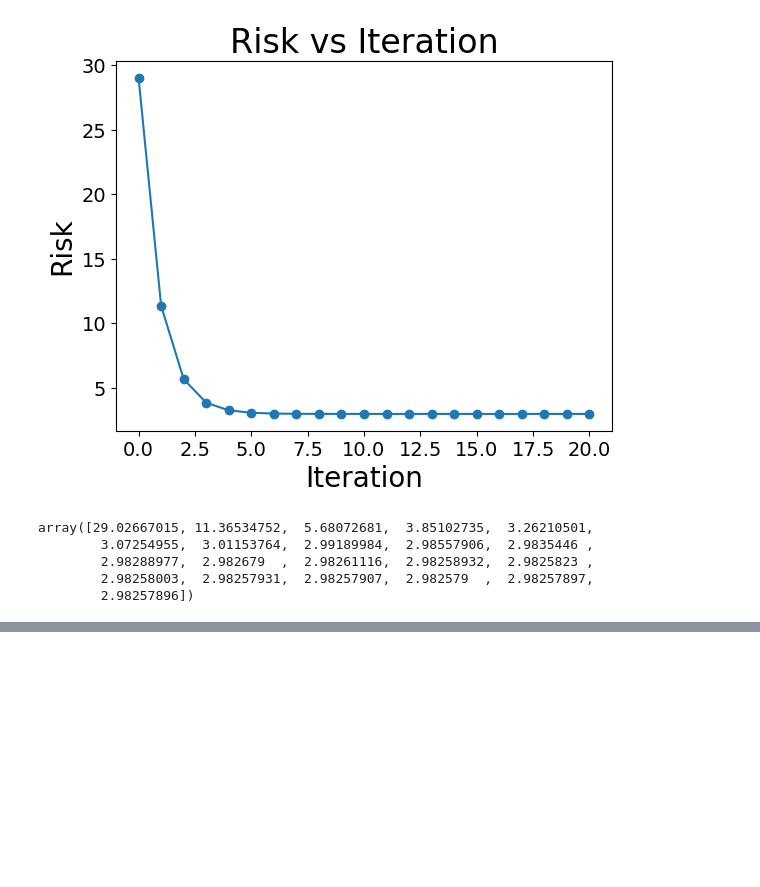
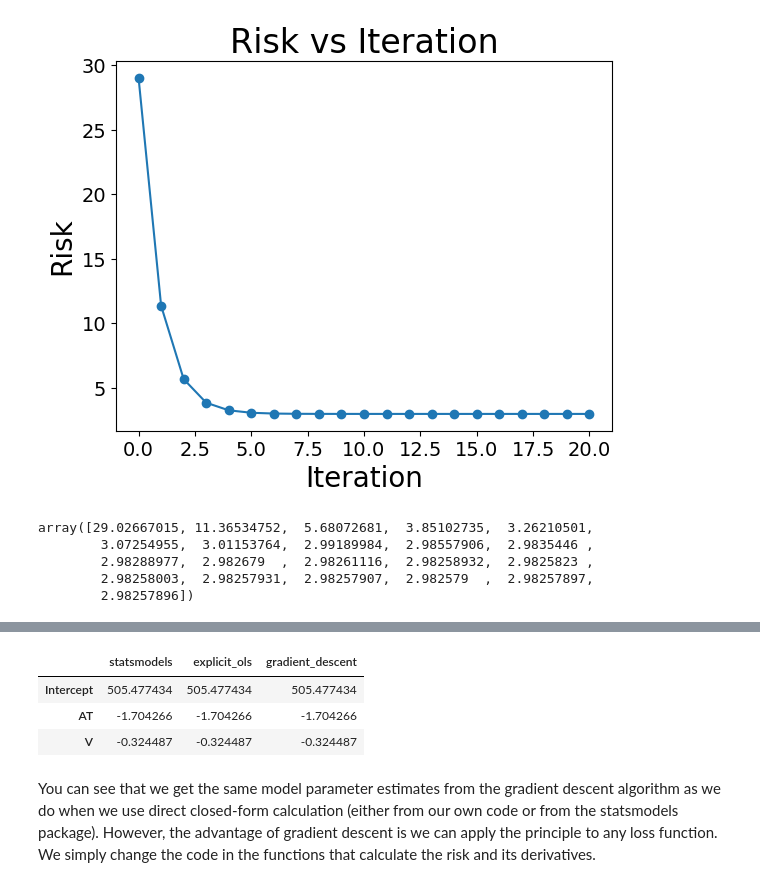
Before and after one commit to dchoyle/ODSCEast2025_MathBootcamp, a Jupyter notebook: Lesson2.ipynb, the cells around one changed output, grey strips where cells are left out. Cells and saved outputs as stored; diff of their text form; code cells hidden in the pictures; blank space fills up the shorter version.

```diff
--- a/Lesson2.ipynb
+++ b/Lesson2.ipynb
@@ -319,0 +427,7 @@ array([29.02667015, 11.36534752,  5.68072681,  3.85102735,  3.26210501,
+# %%
+# We extract the design matrix as a 2D numpy array. This initially corresponds to the feature columns of the dataframe.
+# In this case it is all but the last column
+X = df.iloc[:, 0:(df.shape[1]-1)].to_numpy()
+
+# Now we'll extract the response vector to a numpy array
+y = df.iloc[:, df.shape[1]-1].to_numpy()
@@ -319,0 +436,12 @@ array([29.02667015, 11.36534752,  5.68072681,  3.85102735,  3.26210501,
+# %%
+# Calculate sample means
+mean_y = np.mean(y)
+mean_X = np.mean(X, axis=0)
+
+# Calculate sample standard deviations
+sd_y = np.std(y)
+sd_X = np.std(X, axis=0)
+
+# Calculate the standardized variables
+y_norm = (y-mean_y)/sd_y
+X_norm = (X - mean_X)/sd_X
@@ -319,0 +507,28 @@ array([29.02667015, 11.36534752,  5.68072681,  3.85102735,  3.26210501,
+# %%
+# Calculate the intercept parameter of the original model form
+intercept_gradient_descent = mean_y - (beta_learn_pe[n_iter, 0]*mean_X[0]*sd_y/sd_X[0]) - (beta_learn_pe[n_iter, 1]*mean_X[1]*sd_y/sd_X[1])
+
+# Calculate the AT parameter of the original model form
+beta_AT_gradient_descent = beta_learn_pe[n_iter, 0]*sd_y/sd_X[0]
+
+# Calculate the V parameter of the original model form
+beta_V_gradient_descent = beta_learn_pe[n_iter, 1]*sd_y/sd_X[1]
+
+# Put all the parameters in a single array, for convenience
+ols_gradient_descent = np.array([intercept_gradient_descent,
+                                 beta_AT_gradient_descent,
+                                 beta_V_gradient_descent])
+# %%
+# Now compare the gradient descent parameter estimates with those from the
+# explicit calculation and those obtained from the statsmodels fit
+df_compare2 = pd.DataFrame({'statsmodels':model_result.params,
+                           'explicit_ols':ols_params,
+                           'gradient_descent':ols_gradient_descent})
+df_compare2
+# %% [output]
+|  | statsmodels | explicit_ols | gradient_descent |
+| Intercept | 505.477434 | 505.477434 | 505.477434 |
+| AT | -1.704266 | -1.704266 | -1.704266 |
+| V | -0.324487 | -0.324487 | -0.324487 |
+# %% [markdown]
+You can see that we get the same model parameter estimates from the gradient descent algorithm as we do when we use direct closed-form calculation (either from our own code or from the statsmodels package). However, the advantage of gradient descent is we can apply the principle to any loss function. We simply change the code in the functions that calculate the risk and its derivatives.
```
Also changed, not shown: parts of 15 cells of this notebook.
